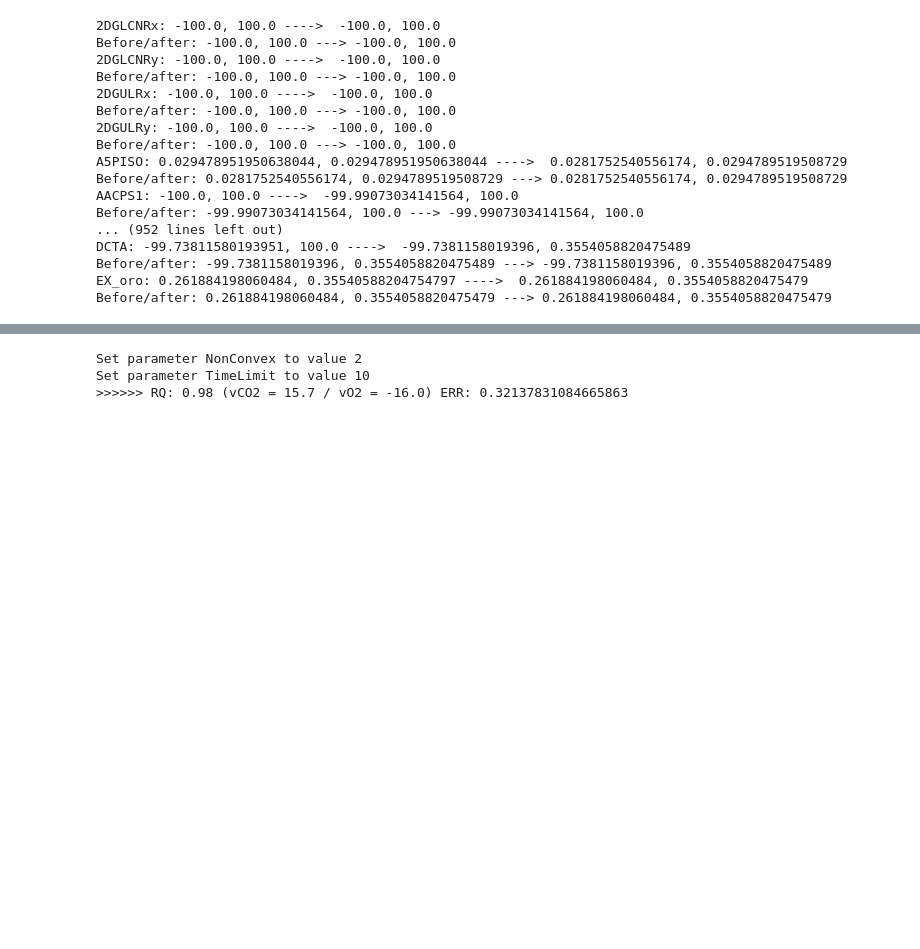
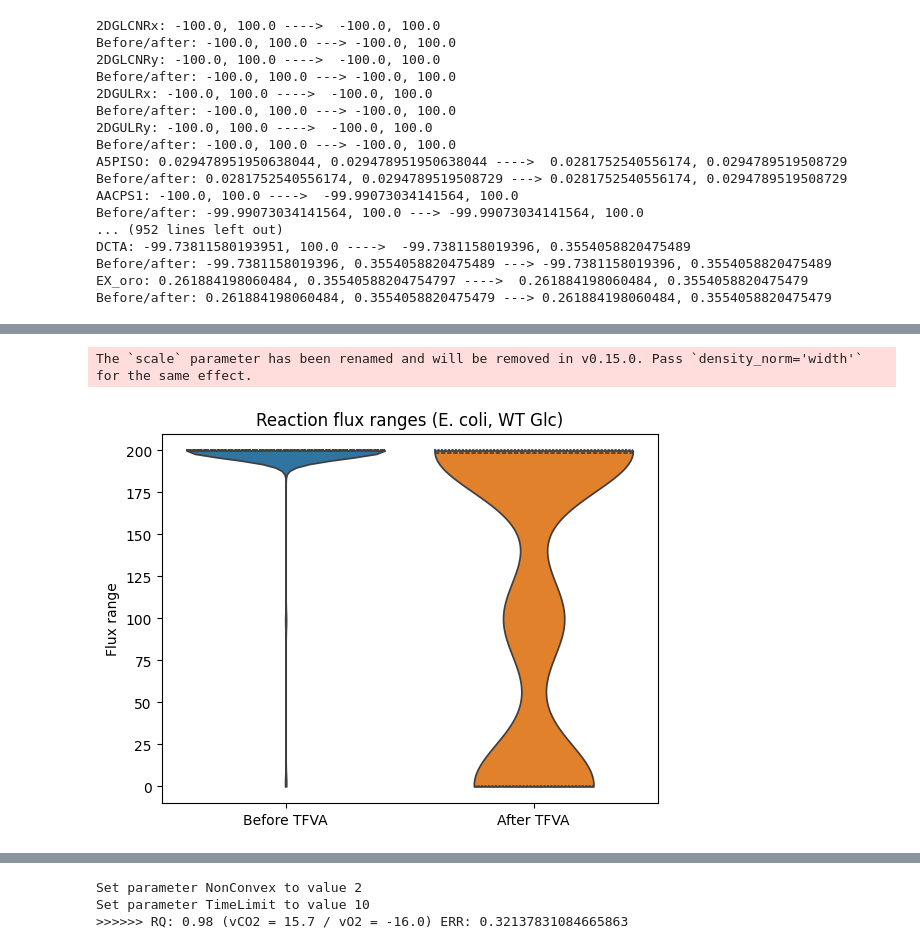
Before and after one commit to lasillje/MSC-Thermo, a Jupyter notebook: ecoli_flux_bounds/tfva_ecoli.ipynb, the cells around one changed output, grey strips where cells are left out. Cells and saved outputs as stored; diff of their text form; code cells hidden in the pictures; blank space fills up the shorter version.

```diff
--- a/ecoli_flux_bounds/tfva_ecoli.ipynb
+++ b/ecoli_flux_bounds/tfva_ecoli.ipynb
@@ -637,3 +712,35 @@ def apply_tfva_bounds(tmodel, bounds_file):
+# %%
+
+
+def visualize_bounds_violin(bounds_before_csv, bounds_after_csv, title, unit="Flux", method="TFVA"):
+    "Visualize the difference between two sets of bounds"
+
+    bounds_before = pd.read_csv(bounds_before_csv)
+    bounds_after = pd.read_csv(bounds_after_csv)
+
+    width_before = []
+    width_after = []
+
+    for row in bounds_before.itertuples():
+        width = abs(row.ub - row.lb)
+        width_before.append(width)
+
+    for row in bounds_after.itertuples():
+        width = abs(row.ub - row.lb)
+        width_after.append(width)
+
+    #reduction = [(1 - (x/y)) * 200 for x, y in zip(width_after, width_before)] # Only for fluxes, max range is 200
+
+    sns.violinplot(
+    data=[width_before, width_after],
+    inner="quartile",
+    scale="width",
+    bw_adjust=1.0,
+    cut=0
+    )
+    plt.xticks([0, 1], [f"Before {method}", f"After {method}"])
+    plt.ylabel(f"{unit} range")
+    plt.title(title)
 # %%
 from cobra.flux_analysis import find_blocked_reactions
 
@@ -896,0 +1053,5 @@ tfva_run_scenarios_one_model(tmodel_glc, "ecoli", "WT_Glc", "../results/WT_Glc/p
+# %%
+visualize_bounds_violin("results/bounds/complete_ecoli_WT_Glc_before.csv", "results/bounds/complete_ecoli_WT_Glc_tfva.csv", "Reaction flux ranges (E. coli, WT Glc)")
+# %% [output]
+The `scale` parameter has been renamed and will be removed in v0.15.0. Pass `density_norm='width'` for the same effect.
+[figure, added]
```
Also changed, not shown: parts of 22 cells of this notebook, 3 other files.
